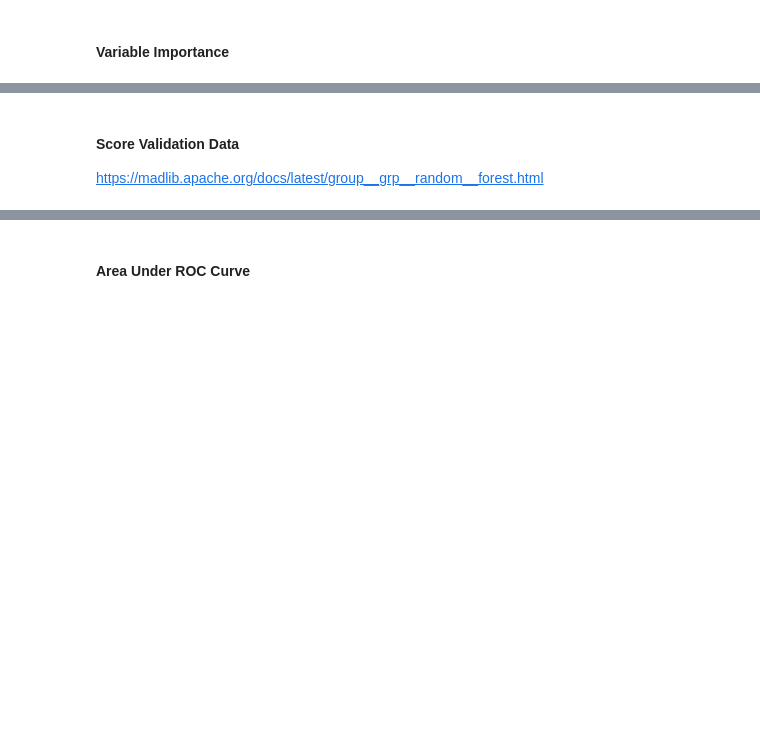
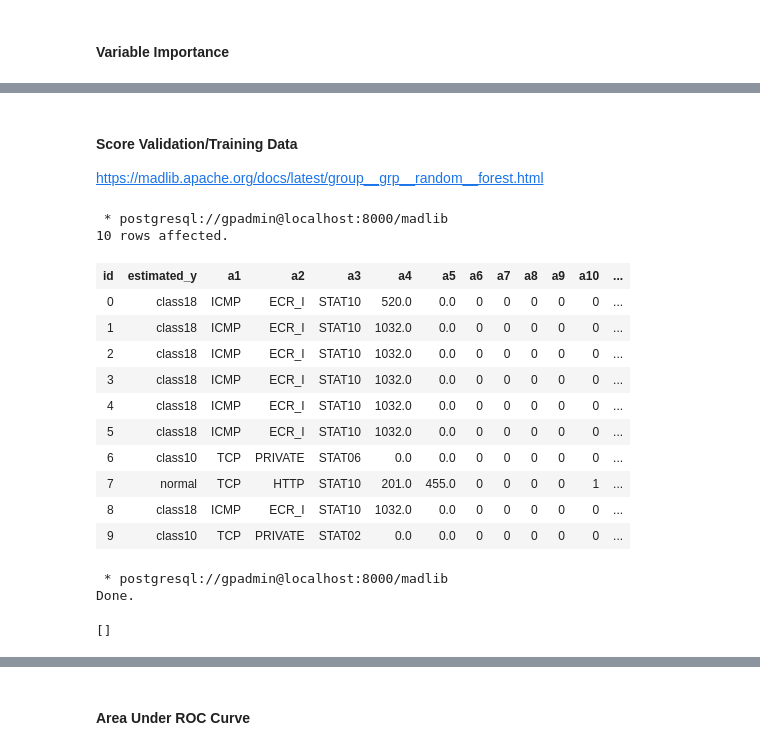
Before and after one commit to reductionista/madlib-site, a Jupyter notebook: community-artifacts/network_anomaly_v3.ipynb, the cells around one changed output, grey strips where cells are left out. Saved outputs shown, nothing was run; the diff lists cells and outputs as text; code cells hidden in the pictures; blank space fills up the shorter version.

```diff
--- a/community-artifacts/network_anomaly_v3.ipynb
+++ b/community-artifacts/network_anomaly_v3.ipynb
@@ -1393,6 +1753,6 @@ bar_plot(df,"Feature Importance","feature_name",'Feature Name',"impurity_feature
 # %% [markdown]
 <a id="rf_score_out_of_sample"></a>
-#### Score Validation Data
+#### Score Validation/Training Data
 
 https://madlib.apache.org/docs/latest/group__grp__random__forest.html
 # %%
@@ -1419,2 +1821,26 @@ cur.execute(query)
+# %%
+%%sql
+select * from rf_model2_scored order by id limit 10;
+# %% [output]
+ * postgresql://gpadmin@localhost:8000/madlib
+10 rows affected.
+| id | estimated_y | a1 | a2 | a3 | a4 | a5 | a6 | a7 | a8 | a9 | a10 | ... |
+| 0 | class18 | ICMP | ECR_I | STAT10 | 520.0 | 0.0 | 0 | 0 | 0 | 0 | 0 | ... |
+| 1 | class18 | ICMP | ECR_I | STAT10 | 1032.0 | 0.0 | 0 | 0 | 0 | 0 | 0 | ... |
+| 2 | class18 | ICMP | ECR_I | STAT10 | 1032.0 | 0.0 | 0 | 0 | 0 | 0 | 0 | ... |
+| 3 | class18 | ICMP | ECR_I | STAT10 | 1032.0 | 0.0 | 0 | 0 | 0 | 0 | 0 | ... |
+| 4 | class18 | ICMP | ECR_I | STAT10 | 1032.0 | 0.0 | 0 | 0 | 0 | 0 | 0 | ... |
+| 5 | class18 | ICMP | ECR_I | STAT10 | 1032.0 | 0.0 | 0 | 0 | 0 | 0 | 0 | ... |
+| 6 | class10 | TCP | PRIVATE | STAT06 | 0.0 | 0.0 | 0 | 0 | 0 | 0 | 0 | ... |
+| 7 | normal | TCP | HTTP | STAT10 | 201.0 | 455.0 | 0 | 0 | 0 | 0 | 1 | ... |
+| 8 | class18 | ICMP | ECR_I | STAT10 | 1032.0 | 0.0 | 0 | 0 | 0 | 0 | 0 | ... |
+| 9 | class10 | TCP | PRIVATE | STAT02 | 0.0 | 0.0 | 0 | 0 | 0 | 0 | 0 | ... |
+# %%
+%%sql
+SET search_path=network_anomaly_run2, madlib;
+# %% [output]
+ * postgresql://gpadmin@localhost:8000/madlib
+Done.
+[]
 # %%
 %%sql
```
Also changed, not shown: parts of 60 cells of this notebook, 1 other file.
